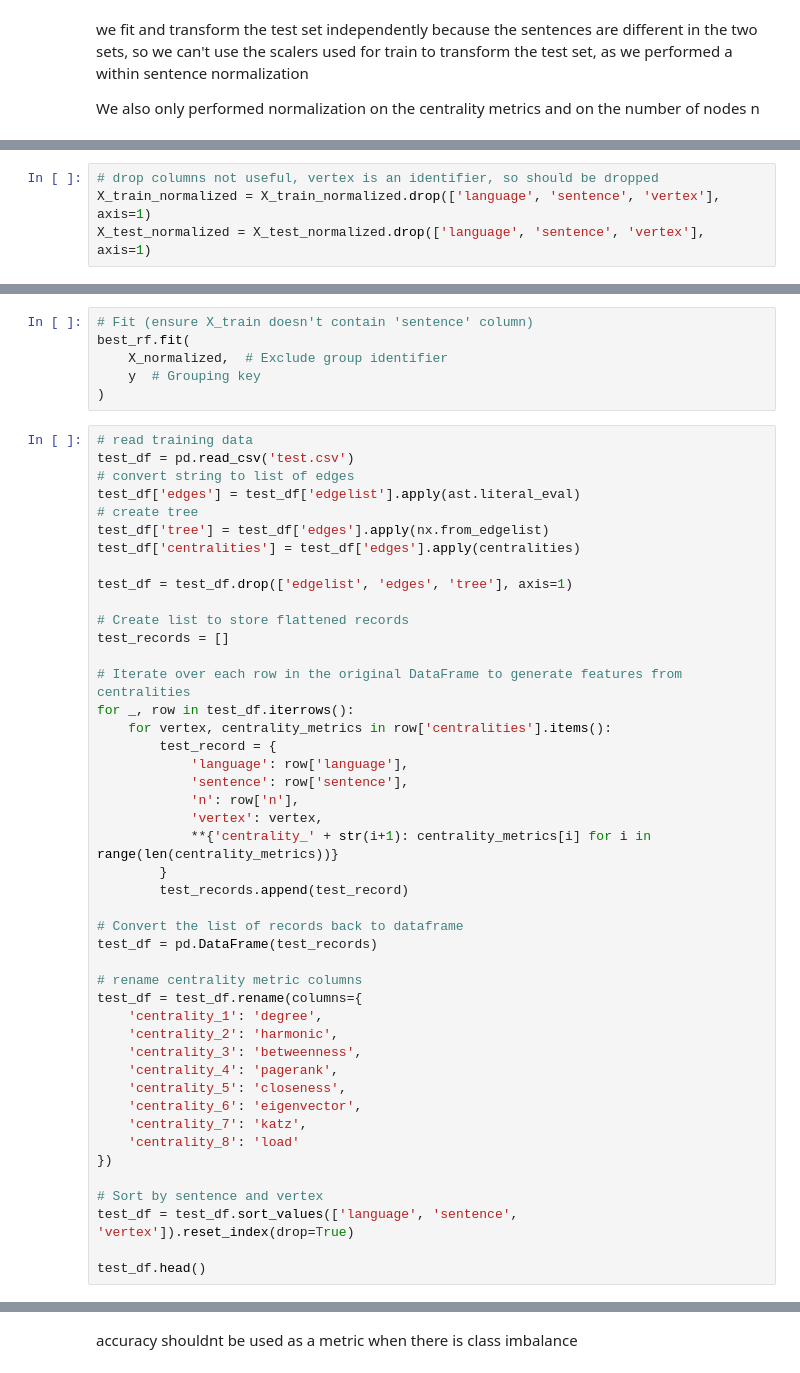
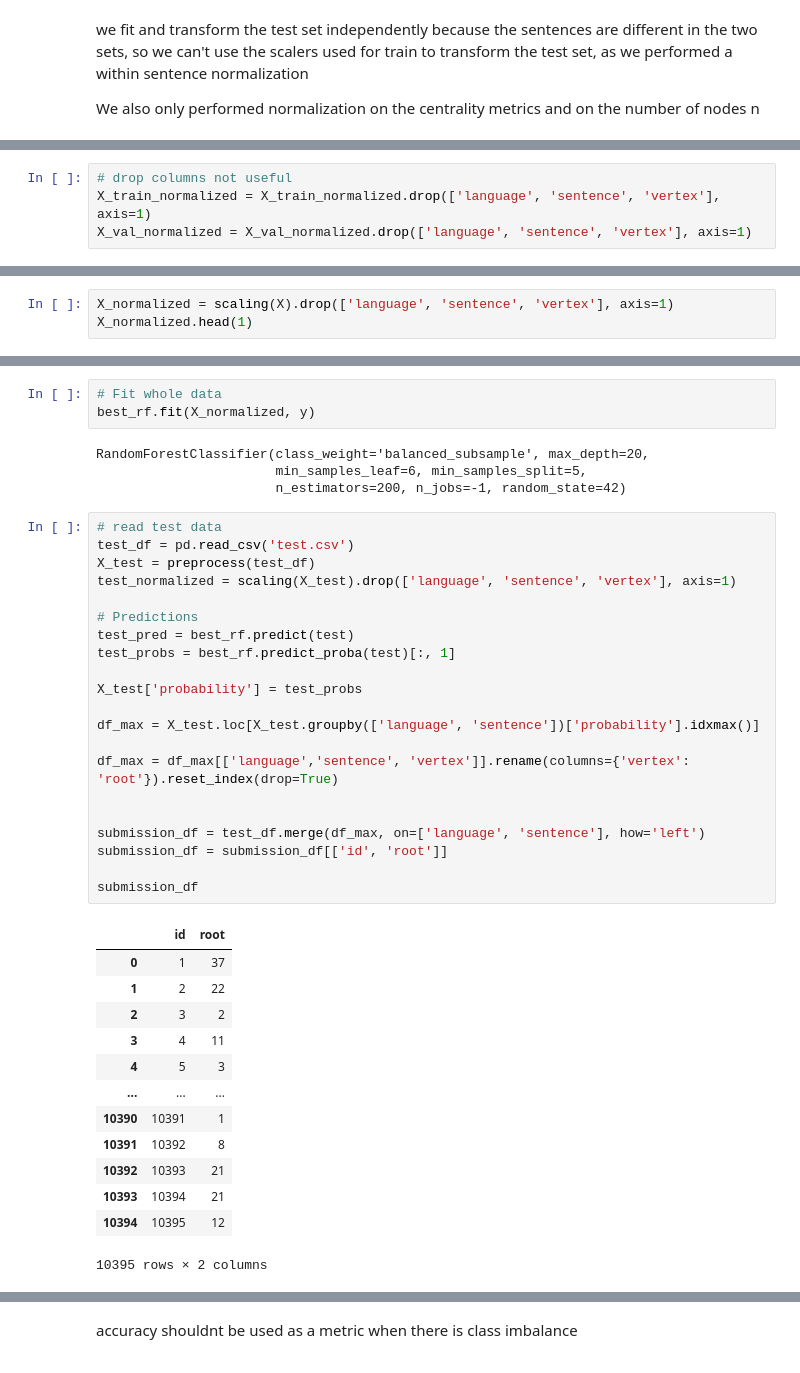
Before and after one commit to nifeolaj/tree-root-prediction, a Jupyter notebook: ML Project 2.ipynb, the cells around one changed output, grey strips where cells are left out. Drawn from its saved outputs; the diff is of its cells as text.

```diff
--- a/ML Project 2.ipynb
+++ b/ML Project 2.ipynb
@@ -570,4 +438,4 @@ Advantages of StandardScaler (Z-score) Preserves relative differences between va
 # %%
-# drop columns not useful, vertex is an identifier, so should be dropped
+# drop columns not useful
 X_train_normalized = X_train_normalized.drop(['language', 'sentence', 'vertex'], axis=1)
-X_test_normalized = X_test_normalized.drop(['language', 'sentence', 'vertex'], axis=1)
+X_val_normalized = X_val_normalized.drop(['language', 'sentence', 'vertex'], axis=1)
@@ -788,0 +874,3 @@ X_normalized['n'] = std_scaler.fit_transform(X_normalized[['n']])
+# %%
+X_normalized = scaling(X).drop(['language', 'sentence', 'vertex'], axis=1)
+X_normalized.head(1)
@@ -789,51 +880,42 @@ X_normalized['n'] = std_scaler.fit_transform(X_normalized[['n']])
 # %%
-# Fit (ensure X_train doesn't contain 'sentence' column)
-best_rf.fit(
-    X_normalized,  # Exclude group identifier
-    y  # Grouping key
-)
+# Fit whole data
+best_rf.fit(X_normalized, y)
+# %% [output]
+RandomForestClassifier(class_weight='balanced_subsample', max_depth=20,
+                       min_samples_leaf=6, min_samples_split=5,
+                       n_estimators=200, n_jobs=-1, random_state=42)
 # %%
-# read training data
+# read test data
 test_df = pd.read_csv('test.csv')
-# convert string to list of edges
-test_df['edges'] = test_df['edgelist'].apply(ast.literal_eval)
-# create tree
-test_df['tree'] = test_df['edges'].apply(nx.from_edgelist)
-test_df['centralities'] = test_df['edges'].apply(centralities)
+X_test = preprocess(test_df)
+test_normalized = scaling(X_test).drop(['language', 'sentence', 'vertex'], axis=1)
 
-test_df = test_df.drop(['edgelist', 'edges', 'tree'], axis=1)
+# Predictions
+test_pred = best_rf.predict(test)
+test_probs = best_rf.predict_proba(test)[:, 1]
 
-# Create list to store flattened records
-test_records = []
+X_test['probability'] = test_probs
 
-# Iterate over each row in the original DataFrame to generate features from centralities
-for _, row in test_df.iterrows():
-    for vertex, centrality_metrics in row['centralities'].items():
-        test_record = {
-            'language': row['language'],
-            'sentence': row['sentence'],
-            'n': row['n'],
-            'vertex': vertex,
-            **{'centrality_' + str(i+1): centrality_metrics[i] for i in range(len(centrality_metrics))}
-        }
-        test_records.append(test_record)
+df_max = X_test.loc[X_test.groupby(['language', 'sentence'])['probability'].idxmax()]
 
-# Convert the list of records back to dataframe
-test_df = pd.DataFrame(test_records)
+df_max = df_max[['language','sentence', 'vertex']].rename(columns={'vertex': 'root'}).reset_index(drop=True)
 
-# rename centrality metric columns
-test_df = test_df.rename(columns={
-    'centrality_1': 'degree',
-    'centrality_2': 'harmonic',
-    'centrality_3': 'betweenness',
-    'centrality_4': 'pagerank',
-    'centrality_5': 'closeness',
-    'centrality_6': 'eigenvector',
-    'centrality_7': 'katz',
-    'centrality_8': 'load'
-})
 
-# Sort by sentence and vertex
-test_df = test_df.sort_values(['language', 'sentence', 'vertex']).reset_index(drop=True)
+submission_df = test_df.merge(df_max, on=['language', 'sentence'], how='left')
+submission_df = submission_df[['id', 'root']]
 
-test_df.head()
+submission_df
+# %% [output]
+|  | id | root |
+| 0 | 1 | 37 |
+| 1 | 2 | 22 |
+| 2 | 3 | 2 |
+| 3 | 4 | 11 |
+| 4 | 5 | 3 |
+| ... | ... | ... |
+| 10390 | 10391 | 1 |
+| 10391 | 10392 | 8 |
+| 10392 | 10393 | 21 |
+| 10393 | 10394 | 21 |
+| 10394 | 10395 | 12 |
+10395 rows × 2 columns
```
Also changed, not shown: parts of 64 cells of this notebook.
